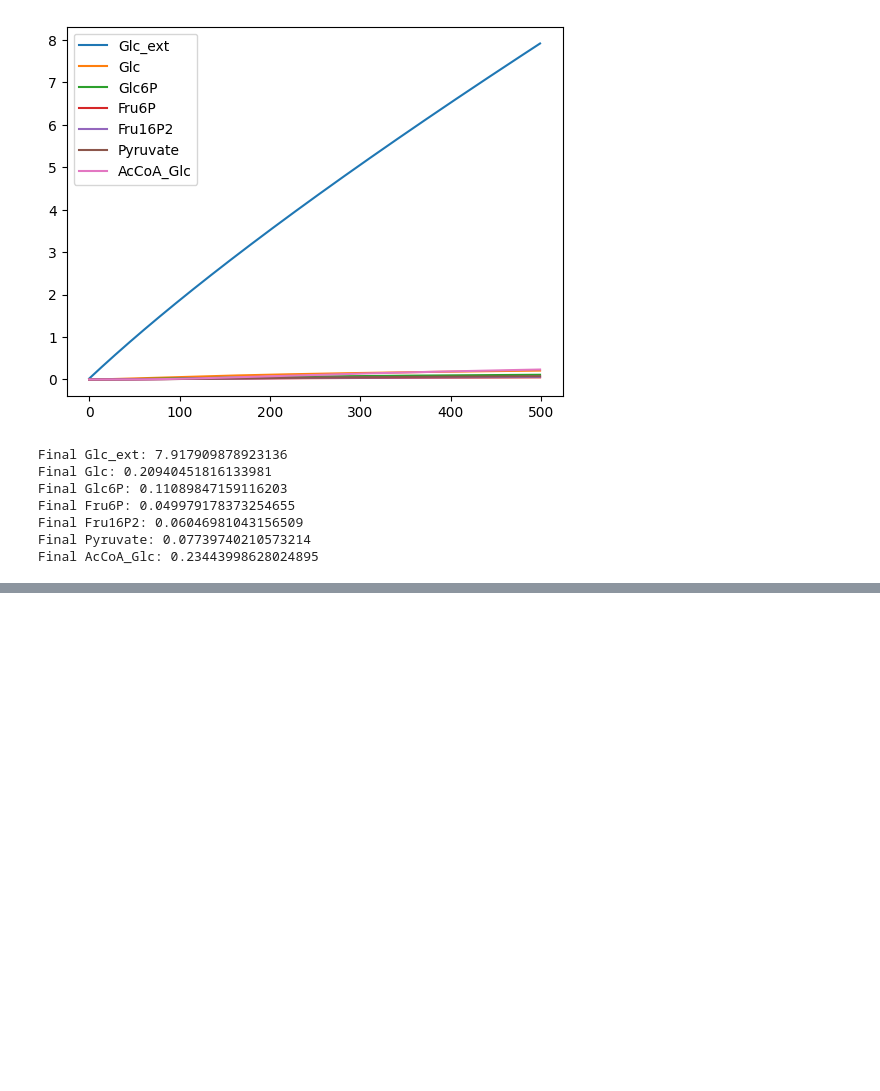
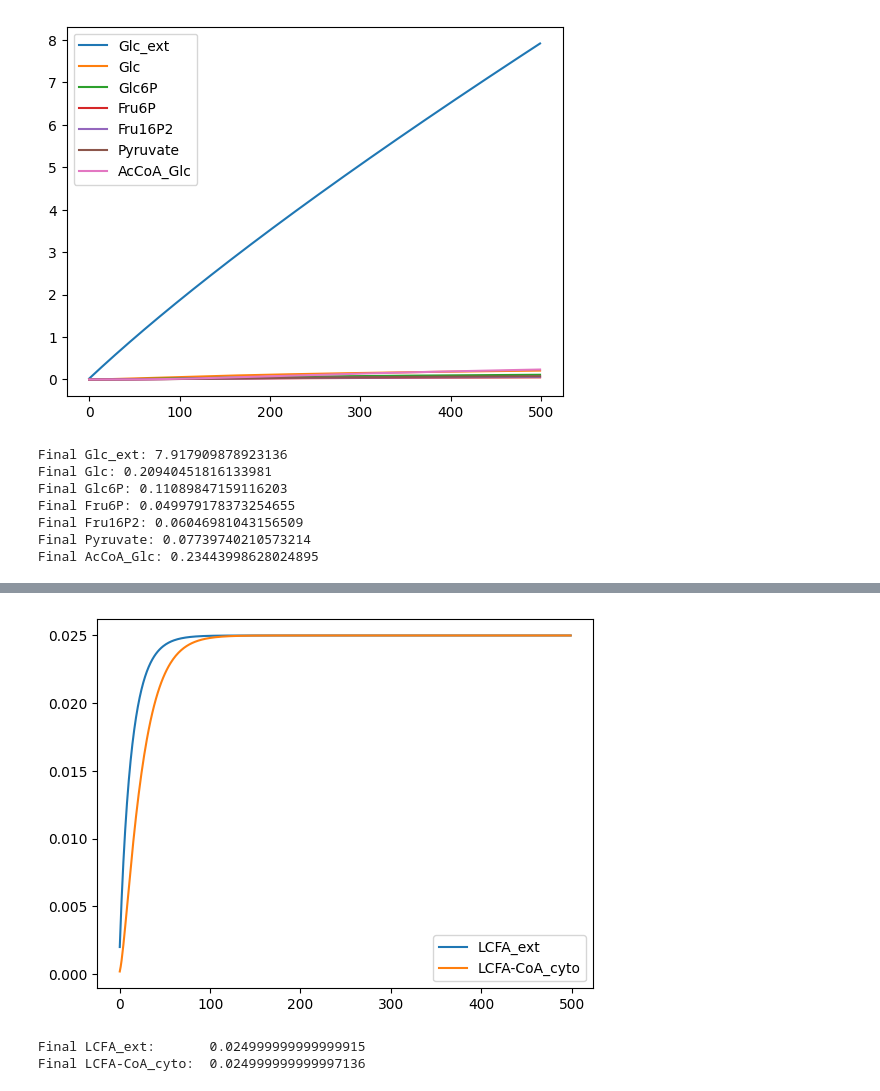
Before and after one commit to Affi26/JupyterNotebook, a Jupyter notebook: randle-cycle-real-time-interactive/src/test-kinetics-sim.ipynb, the cells around one changed output, grey strips where cells are left out. Saved outputs shown, nothing was run; the diff lists cells and outputs as text; code cells hidden in the pictures; blank space fills up the shorter version.

```diff
--- a/randle-cycle-real-time-interactive/src/test-kinetics-sim.ipynb
+++ b/randle-cycle-real-time-interactive/src/test-kinetics-sim.ipynb
@@ -498,0 +535,50 @@ Final Cit (Cit0=5.0): 1.2511358808596489
+# %%
+# --- LCFA-CoA_cyto verification test ---
+
+# initial conditions
+LCFA_ext      = 0.0     # mM, extracellular LCFA
+LCFA_in       = 0.2     # mM/min, supply rate
+LCFA_CoA_cyto = 0.0     # mM
+Mal           = 0.0     # mM
+Glc           = 0.0     # mM
+
+dt    = 0.01
+steps = 500
+
+history = []
+
+for _ in range(steps):
+    # LCFA_ext (CD36 uptake)
+    LCFA_ext += dt * kinetics.dLCFA_ext_dt(LCFA_ext, LCFA_in)
+
+    # LCFA-CoA_cyto (CD36 + FAS - CPT1 - TAG)
+    LCFA_CoA_cyto += dt * kinetics.dLCFA_CoA_cyto_dt(
+        LCFA_ext,
+        LCFA_CoA_cyto,
+        Mal,
+        Glc
+    )
+
+    # append all states
+    history.append([
+        LCFA_ext,
+        LCFA_CoA_cyto,
+        Mal,
+        Glc
+    ])
+
+history = np.array(history)
+
+# --- plot ---
+plt.plot(history[:,0], label="LCFA_ext")
+plt.plot(history[:,1], label="LCFA-CoA_cyto")
+plt.legend()
+plt.show()
+
+# --- final values ---
+print("Final LCFA_ext:      ", history[-1,0])
+print("Final LCFA-CoA_cyto: ", history[-1,1])
+# %% [output]
+[figure, added]
+Final LCFA_ext:       0.024999999999999915
+Final LCFA-CoA_cyto:  0.024999999999997136
```
Also changed, not shown: parts of 16 cells of this notebook, 2 other files.
